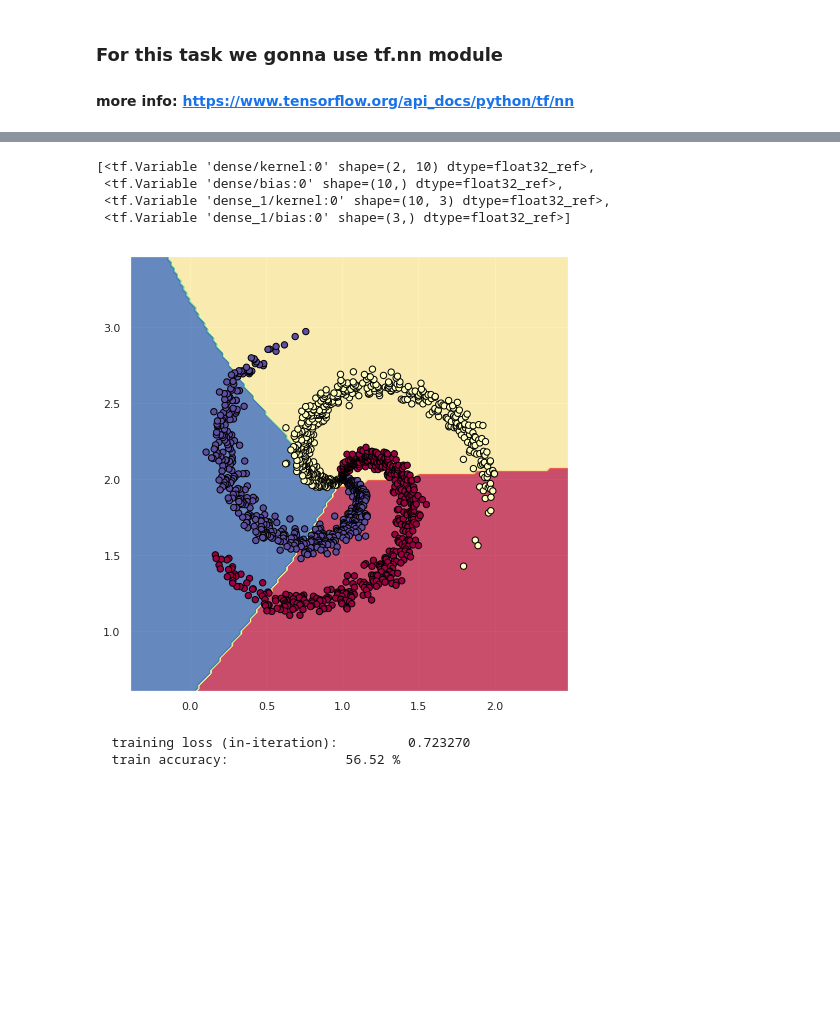
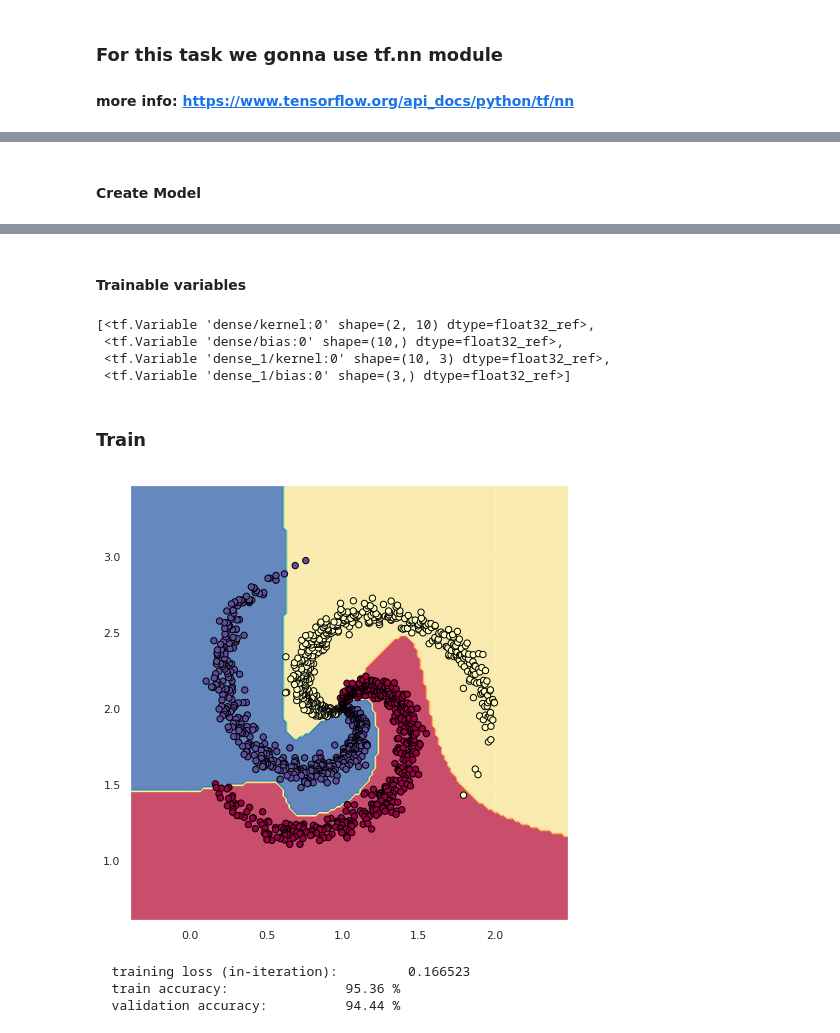
Before and after one commit to garikdza/ISTC_ML_course, a Jupyter notebook: Tensorflow/Simple_models/Simple_NN_with_tf.ipynb, the cells around one changed output, grey strips where cells are left out. Cells and saved outputs as stored; diff of their text form; code cells hidden in the pictures; blank space fills up the shorter version.

```diff
--- a/Tensorflow/Simple_models/Simple_NN_with_tf.ipynb
+++ b/Tensorflow/Simple_models/Simple_NN_with_tf.ipynb
@@ -69,6 +75,8 @@ input_X = tf.placeholder(tf.float32, shape=[None, 2],
                          name="X")
 target_y = tf.placeholder(tf.int32, shape=[None],
                           name="target_Y_integer")
+# %% [markdown]
+#### Create Model
 # %%
 with tf.name_scope("Model"):
 
@@ -101,6 +109,8 @@ Colocations handled automatically by placer.
 WARNING:tensorflow:From /home/garik/.virtualenvs/ml/lib/python3.6/site-packages/tensorflow/python/ops/metrics_impl.py:455: to_float (from tensorflow.python.ops.math_ops) is deprecated and will be remo ...
 Instructions for updating:
 Use tf.cast instead.
+# %% [markdown]
+#### Trainable variables
 # %%
 weights = tf.trainable_variables()
 weights
@@ -109,8 +119,10 @@ weights
  <tf.Variable 'dense/bias:0' shape=(10,) dtype=float32_ref>,
  <tf.Variable 'dense_1/kernel:0' shape=(10, 3) dtype=float32_ref>,
  <tf.Variable 'dense_1/bias:0' shape=(3,) dtype=float32_ref>]
+# %% [markdown]
+### Train
 # %%
-num_epochs = 100
+num_epochs = 1000
 batch_size = 20
 
 with tf.Session() as sess:
@@ -122,47 +134,48 @@ with tf.Session() as sess:
         train_err = 0
         train_batches = 0
 
         sess.run(tf.local_variables_initializer())
         for batch in iterate_minibatches(X_train, y_train,batch_size):
             inputs, targets = batch
 
             _, train_err_batch, _ = sess.run(
                 [train_step, loss, update_accuracy],
                 feed_dict={input_X: inputs, target_y:targets}
             )
             train_err += train_err_batch
             train_batches += 1
 
         if epoch%2==0:
             plot()
 
             train_acc = sess.run(accuracy)
 
         # And a full pass over the validation data:
-#         sess.run(tf.local_variables_initializer())
-#             for batch in iterate_minibatches(X_test, y_test, batch_size):
-#                 inputs, targets = batch
-#                 sess.run(update_accuracy, feed_dict={input_X: inputs,
-#                                                      target_y:targets})
-#             val_acc = sess.run(accuracy)
+            sess.run(tf.local_variables_initializer())
+            for batch in iterate_minibatches(X_test, y_test, batch_size):
+                inputs, targets = batch
+                sess.run(update_accuracy, feed_dict={input_X: inputs,
+                                                     target_y:targets})
+            val_acc = sess.run(accuracy)
 
 
 
             print("  training loss (in-iteration):\t\t{:.6f}".format(train_err / train_batches))
 
             print("  train accuracy:\t\t{:.2f} %".format(
                 train_acc * 100))
+
+            print("  validation accuracy:\t\t{:.2f} %".format(
+                val_acc * 100))
             clear_output(wait=True)
 
-#             print("  validation accuracy:\t\t{:.2f} %".format(
-#                 val_acc * 100))
-
-        # save model
-#         save_path = saver.save(sess, model_path, global_step=epoch)
-#         print("  Model saved in file: %s" % save_path)
+        save model
+        save_path = saver.save(sess, model_path, global_step=epoch)
+        print("  Model saved in file: %s" % save_path)
 # %% [output]
-[figure, old version]
+[figure, new version]
-  training loss (in-iteration):         0.723270
-  train accuracy:               56.52 %
+  training loss (in-iteration):         0.166523
+  train accuracy:               95.36 %
+  validation accuracy:          94.44 %
 # %%
 tf.reset_default_graph()
```
Also changed, not shown: parts of 3 cells of this notebook.
